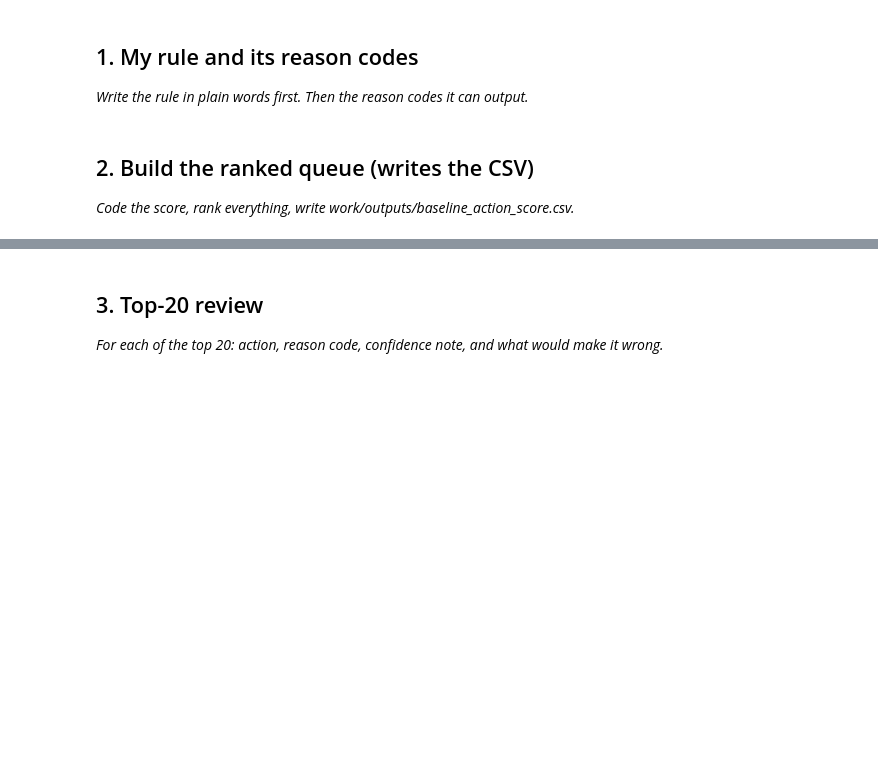
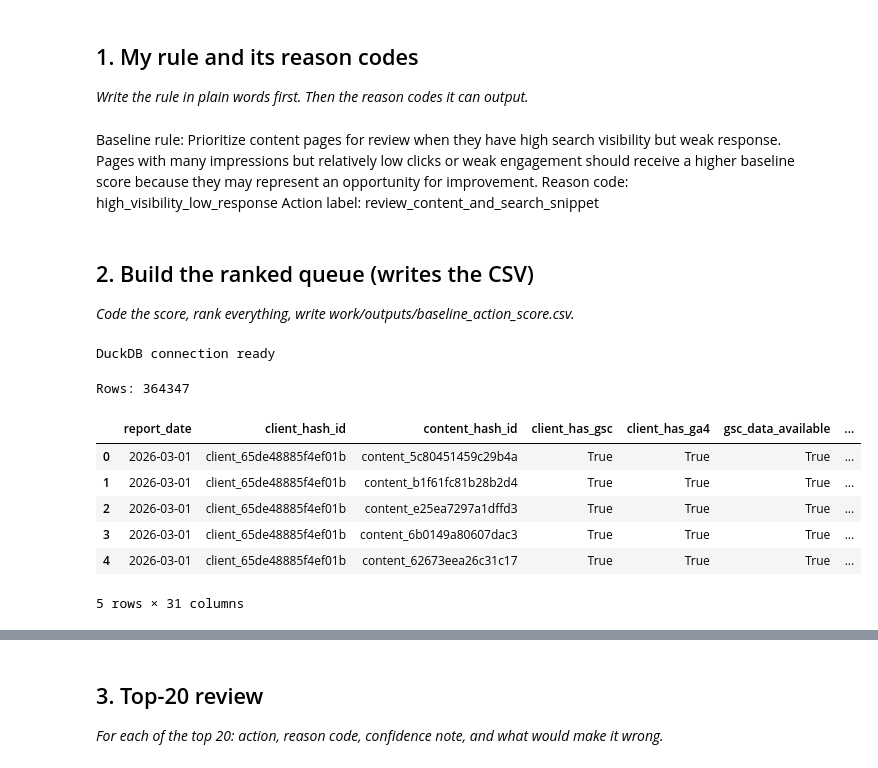
Before and after one commit to nando135/flyrank_ml_1, a Jupyter notebook: work/notebooks/w04_baseline_score.ipynb, the cells around one changed output, grey strips where cells are left out. Drawn from its saved outputs; the diff is of its cells as text; code cells hidden in the pictures; blank space fills up the shorter version.

```diff
--- a/work/notebooks/w04_baseline_score.ipynb
+++ b/work/notebooks/w04_baseline_score.ipynb
@@ -13,6 +13,10 @@ This skeleton is yours to fill. Work the sections **in order** — each one has
 # %%
 # This cell is for CODE (numbers, a query, a check).
 # Write your text answer in the cell ABOVE this one — typing sentences here breaks Run All.
+# %% [markdown]
+Baseline rule: Prioritize content pages for review when they have high search visibility but weak response. Pages with many impressions but relatively low clicks or weak engagement should receive a higher baseline score because they may represent an opportunity for improvement.
+Reason code: high_visibility_low_response
+Action label: review_content_and_search_snippet
 # %% [markdown]
 ## 2. Build the ranked queue (writes the CSV)
 
@@ -20,3 +24,40 @@ This skeleton is yours to fill. Work the sections **in order** — each one has
 # %%
 # This cell is for CODE (numbers, a query, a check).
 # Write your text answer in the cell ABOVE this one — typing sentences here breaks Run All.
+from google.colab import userdata
+import duckdb
+
+hf_token = userdata.get("HF_TOKEN")
+
+con = duckdb.connect()
+
+con.execute(
+    f"CREATE SECRET (TYPE huggingface, TOKEN '{hf_token}')"
+)
+
+print("DuckDB connection ready")
+# %% [output]
+DuckDB connection ready
+# %%
+baseline_query = """
+SELECT *
+FROM read_parquet(
+    'hf://datasets/FlyRank/internship-warehouse/fact_content_daily_performance/month=2026-03/*.parquet'
+)
+WHERE gsc_data_available IS TRUE
+  AND ga4_data_available IS TRUE
+"""
+
+baseline_df = con.sql(baseline_query).df()
+
+print("Rows:", len(baseline_df))
+display(baseline_df.head())
+# %% [output]
+Rows: 364347
+|  | report_date | client_hash_id | content_hash_id | client_has_gsc | client_has_ga4 | gsc_data_available | ... |
+| 0 | 2026-03-01 | client_65de48885f4ef01b | content_5c80451459c29b4a | True | True | True | ... |
+| 1 | 2026-03-01 | client_65de48885f4ef01b | content_b1f61fc81b28b2d4 | True | True | True | ... |
+| 2 | 2026-03-01 | client_65de48885f4ef01b | content_e25ea7297a1dffd3 | True | True | True | ... |
+| 3 | 2026-03-01 | client_65de48885f4ef01b | content_6b0149a80607dac3 | True | True | True | ... |
+| 4 | 2026-03-01 | client_65de48885f4ef01b | content_62673eea26c31c17 | True | True | True | ... |
+5 rows × 31 columns
```
Also changed, not shown: parts of 7 cells of this notebook.
